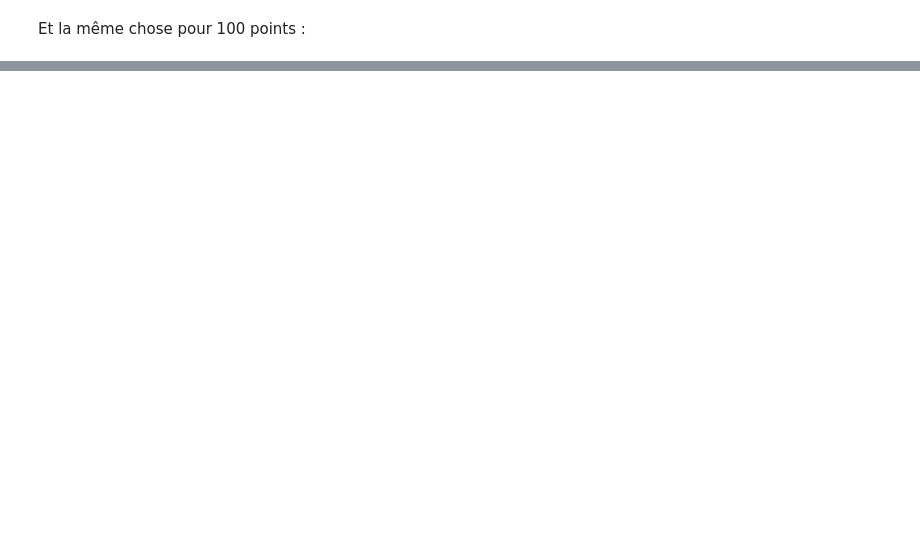
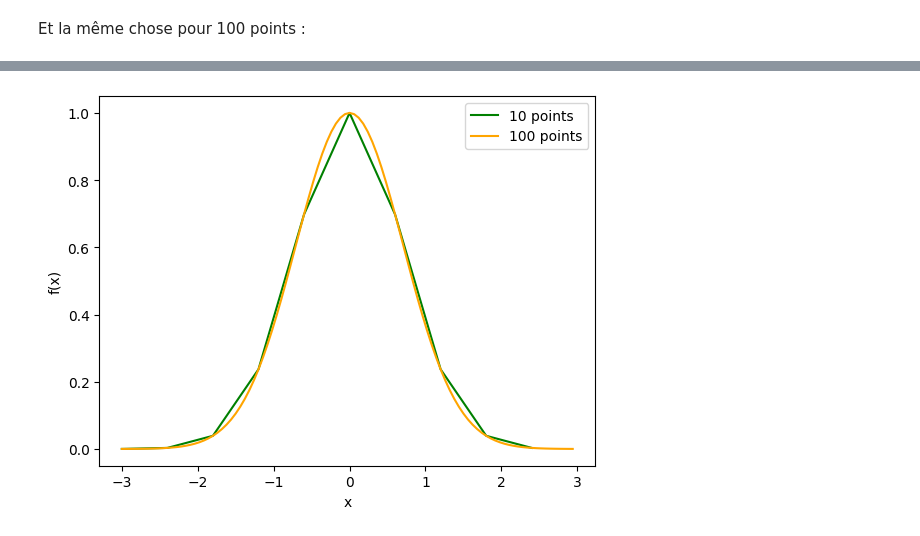
Before and after one commit to pierrepo/simulation-biologie, a Jupyter notebook: content/L3/TP3/TP3_3_discretisations.ipynb, the cells around one changed output, grey strips where cells are left out. Drawn from its saved outputs; the diff is of its cells as text; code cells hidden in the pictures; blank space fills up the shorter version.

```diff
--- a/content/L3/TP3/TP3_3_discretisations.ipynb
+++ b/content/L3/TP3/TP3_3_discretisations.ipynb
@@ -290,0 +121,27 @@ Erreur maximale : 2.41e-01
+# %%
+def discretise_x2(a, b, n):
+    # On définit le pas, c'est-à-dire la progression entre les valeurs de x.
+    p = (b - a) / n
+    # On crée deux listes vides pour les abscisses et les ordonnées.
+    abscisses = []
+    ordonnees = []
+    # On calcule x et y pour n points.
+    for i in range(n):
+        x = a + p * i
+        y = x*x
+        abscisses.append(x)
+        ordonnees.append(y)
+    return abscisses, ordonnees
+
+x_10, y_10 = discretise_exp(-3, 3, 10)
+x_100, y_100 = discretise_exp(-3, 3, 100)
+
+fig, ax = plt.subplots()
+ax.plot(x_10, y_10, color="green", label="10 points")
+ax.plot(x_100, y_100, color="orange", label="100 points")
+ax.set_xlabel("x")
+ax.set_ylabel("f(x)")
+ax.legend()
+plt.show()
+# %% [output]
+[figure, added]
```
Also changed, not shown: parts of 22 cells of this notebook, 3 other files.
